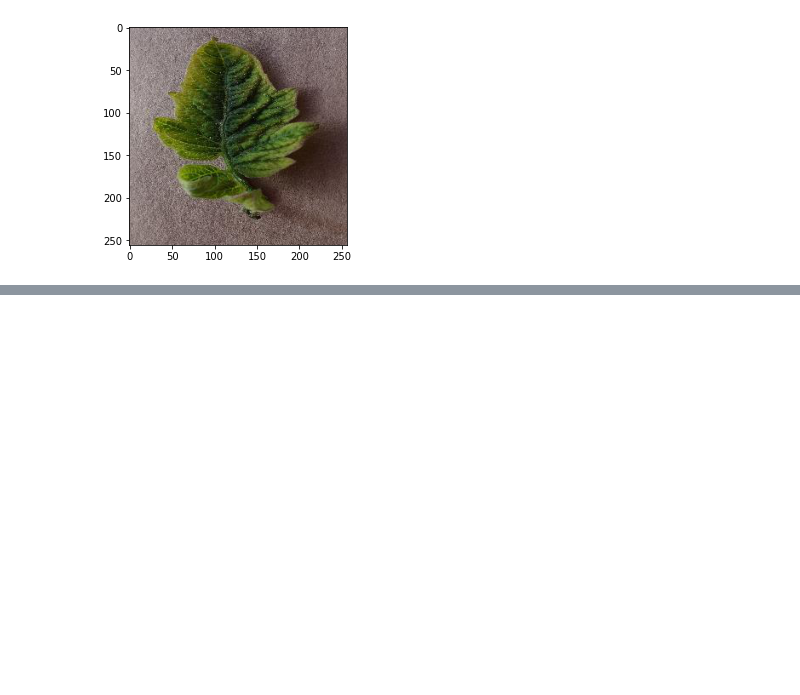
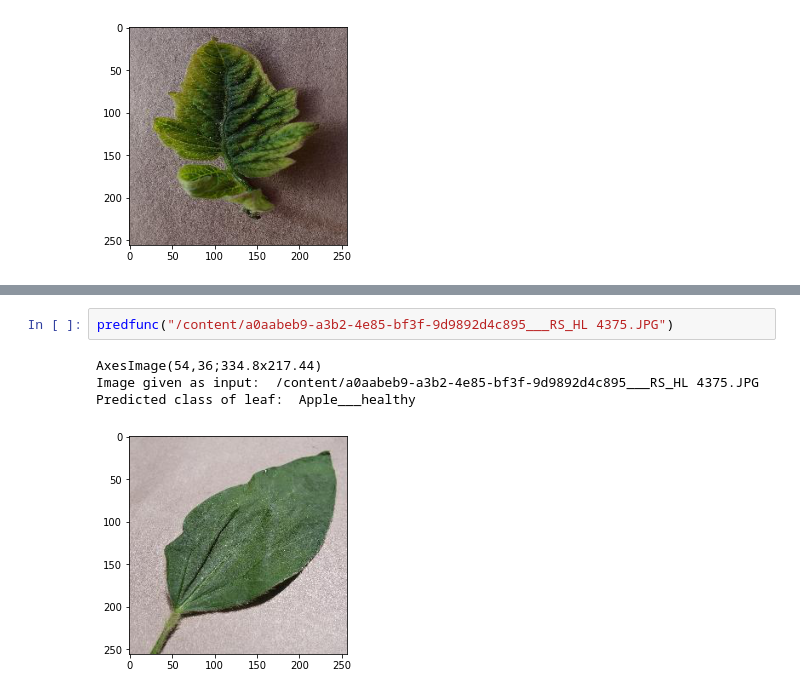
Before and after one commit to Roshni-Bala/Crop-Disease-Detection-NIC_AP, a Jupyter notebook: plant_diseases_identification.ipynb, the cells around one changed output, grey strips where cells are left out. Saved outputs shown, nothing was run; the diff lists cells and outputs as text; blank space fills up the shorter version.

```diff
--- a/plant_diseases_identification.ipynb
+++ b/plant_diseases_identification.ipynb
@@ -353,0 +366,7 @@ Predicted class of leaf:  Potato___Early_blight
+# %%
+predfunc("/content/a0aabeb9-a3b2-4e85-bf3f-9d9892d4c895___RS_HL 4375.JPG")
+# %% [output]
+AxesImage(54,36;334.8x217.44)
+Image given as input:  /content/a0aabeb9-a3b2-4e85-bf3f-9d9892d4c895___RS_HL 4375.JPG
+Predicted class of leaf:  Apple___healthy
+[figure, added]
```
Also changed, not shown: parts of 13 cells of this notebook.
